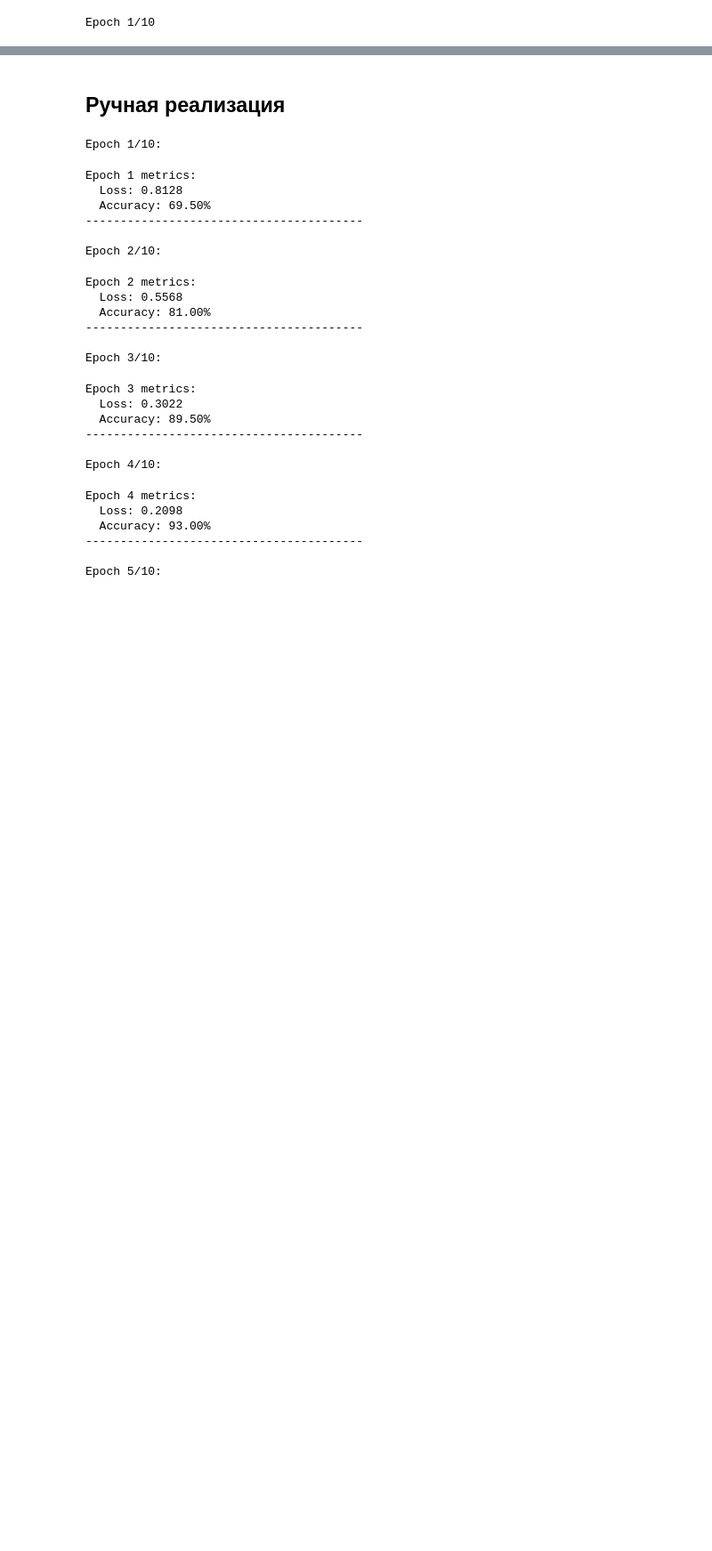
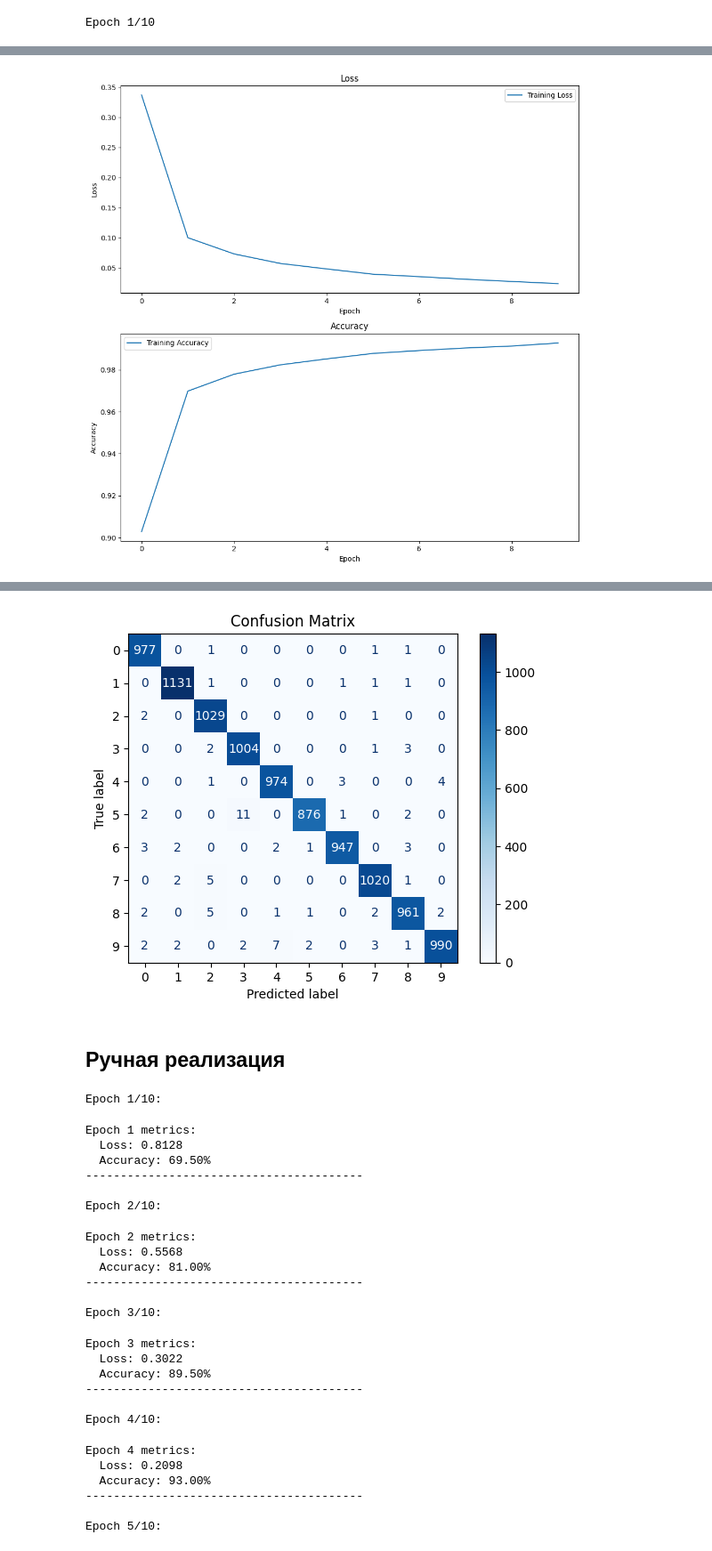
Before and after one commit to Kanad4s/NSU-Projects, a Jupyter notebook: TPNS/LeNet5/numbersClassification.ipynb, the cells around one changed output, grey strips where cells are left out. Shown at 89% size. Saved outputs shown, nothing was run; the diff lists cells and outputs as text; code cells hidden in the pictures; blank space fills up the shorter version.

```diff
--- a/TPNS/LeNet5/numbersClassification.ipynb
+++ b/TPNS/LeNet5/numbersClassification.ipynb
@@ -1,12 +1,14 @@
 # %%
 import keras
-import keras.src.layers as layers
+from keras import layers
 import numpy as np
 import tensorflow as tf
 from keras.datasets import mnist
 from matplotlib import pyplot as plt
 from sklearn.metrics import confusion_matrix, ConfusionMatrixDisplay
 
+import os
+os.environ["CUDA_VISIBLE_DEVICES"] = "-1"
 
 def preprocessData():
 
@@ -131,0 +144 @@ Error:
+[figure, added]
@@ -132,3 +146,4 @@ Error:
+[figure, added]
 # %% [markdown]
 ## Ручная реализация
 # %%
```
Also changed, not shown: parts of 1 cell of this notebook.
